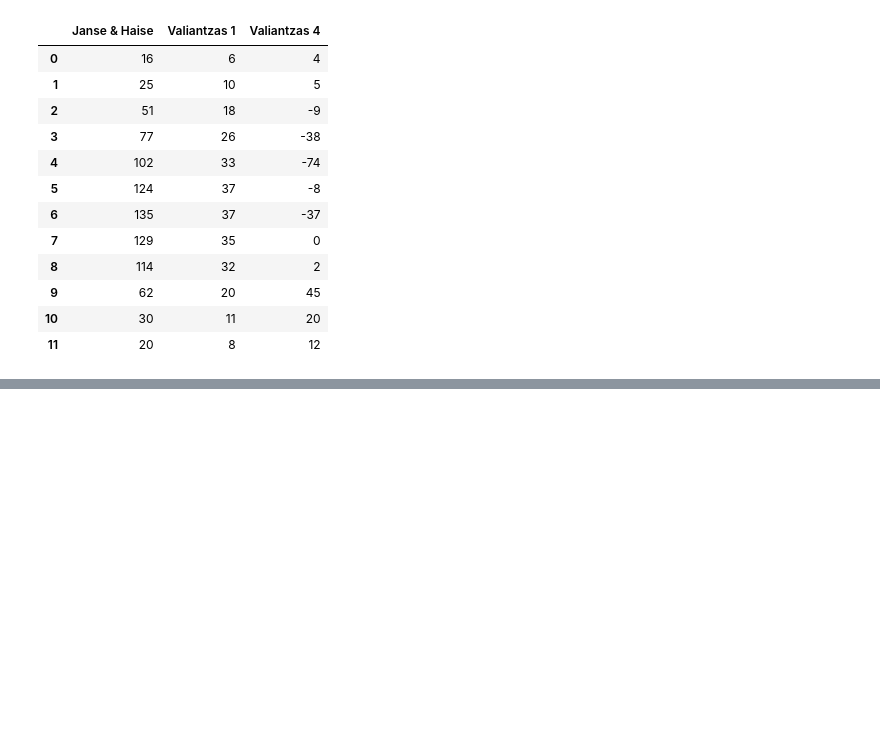
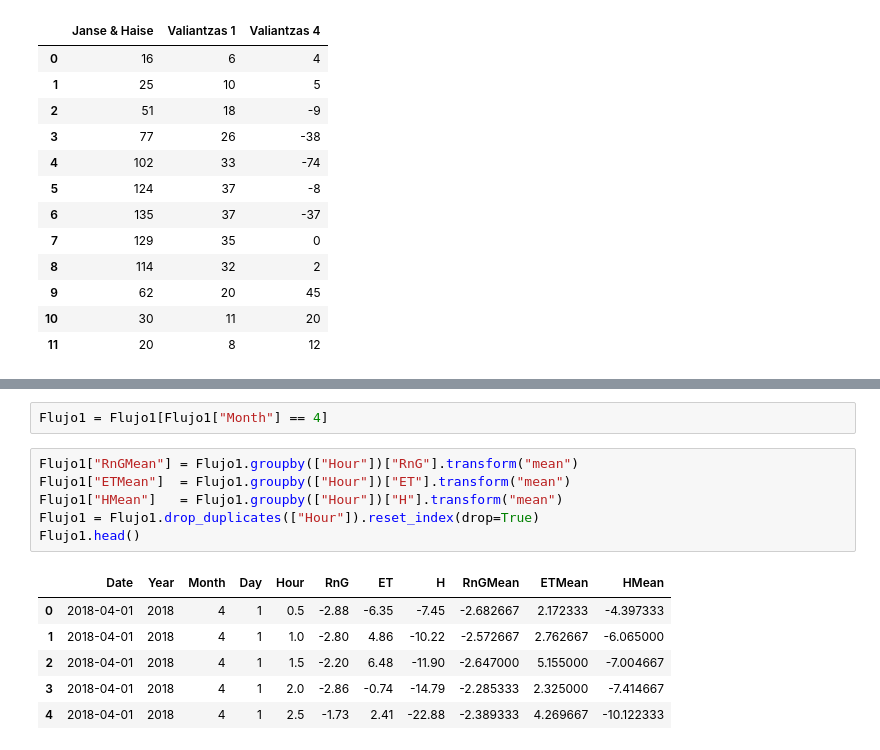
Before and after one commit to JoelA06/Tareas, a Jupyter notebook: SegundaEvaluacion/Evaluacion2.ipynb, the cells around one changed output, grey strips where cells are left out. Saved outputs shown, nothing was run; the diff lists cells and outputs as text; blank space fills up the shorter version.

```diff
--- a/SegundaEvaluacion/Evaluacion2.ipynb
+++ b/SegundaEvaluacion/Evaluacion2.ipynb
@@ -374,0 +423,15 @@ EvapoTrans
+# %%
+Flujo1 = Flujo1[Flujo1["Month"] == 4]
+# %%
+Flujo1["RnGMean"] = Flujo1.groupby(["Hour"])["RnG"].transform("mean")
+Flujo1["ETMean"]  = Flujo1.groupby(["Hour"])["ET"].transform("mean")
+Flujo1["HMean"]   = Flujo1.groupby(["Hour"])["H"].transform("mean")
+Flujo1 = Flujo1.drop_duplicates(["Hour"]).reset_index(drop=True)
+Flujo1.head()
+# %% [output]
+|  | Date | Year | Month | Day | Hour | RnG | ET | H | RnGMean | ETMean | HMean |
+| 0 | 2018-04-01 | 2018 | 4 | 1 | 0.5 | -2.88 | -6.35 | -7.45 | -2.682667 | 2.172333 | -4.397333 |
+| 1 | 2018-04-01 | 2018 | 4 | 1 | 1.0 | -2.80 | 4.86 | -10.22 | -2.572667 | 2.762667 | -6.065000 |
+| 2 | 2018-04-01 | 2018 | 4 | 1 | 1.5 | -2.20 | 6.48 | -11.90 | -2.647000 | 5.155000 | -7.004667 |
+| 3 | 2018-04-01 | 2018 | 4 | 1 | 2.0 | -2.86 | -0.74 | -14.79 | -2.285333 | 2.325000 | -7.414667 |
+| 4 | 2018-04-01 | 2018 | 4 | 1 | 2.5 | -1.73 | 2.41 | -22.88 | -2.389333 | 4.269667 | -10.122333 |
```
Also changed, not shown: parts of 7 cells of this notebook, 1 other file.
